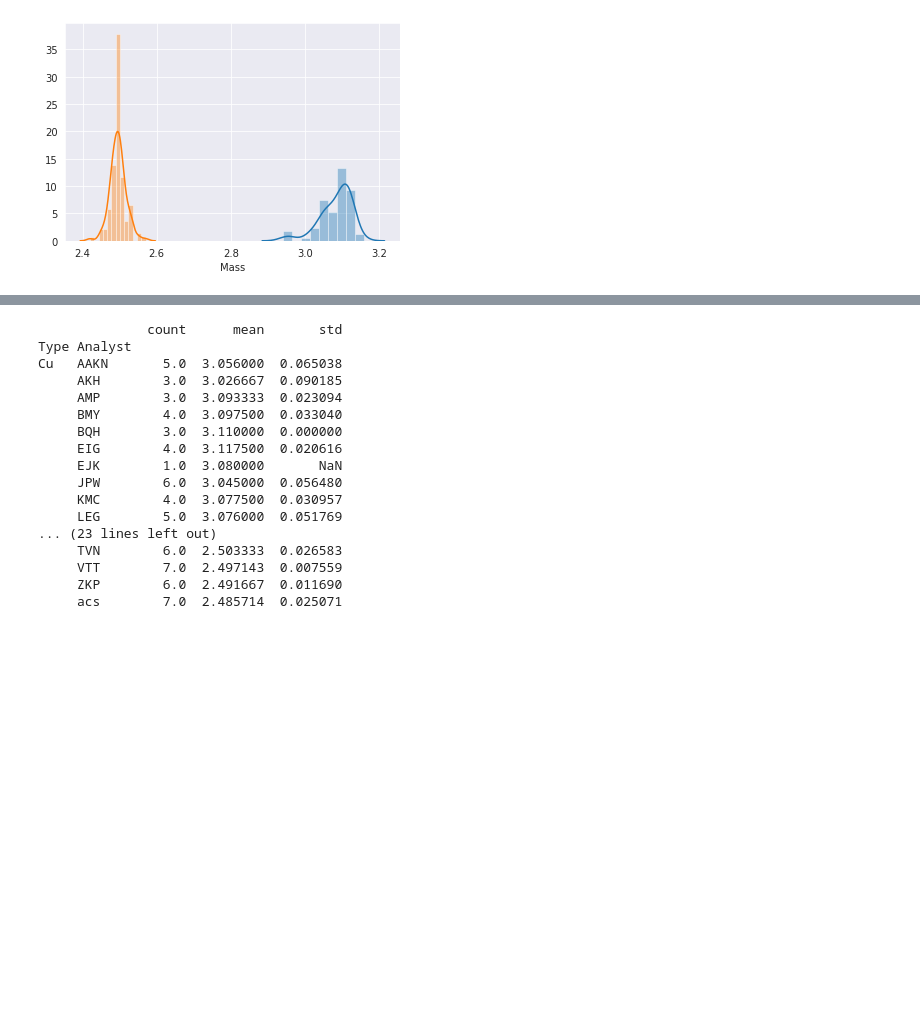
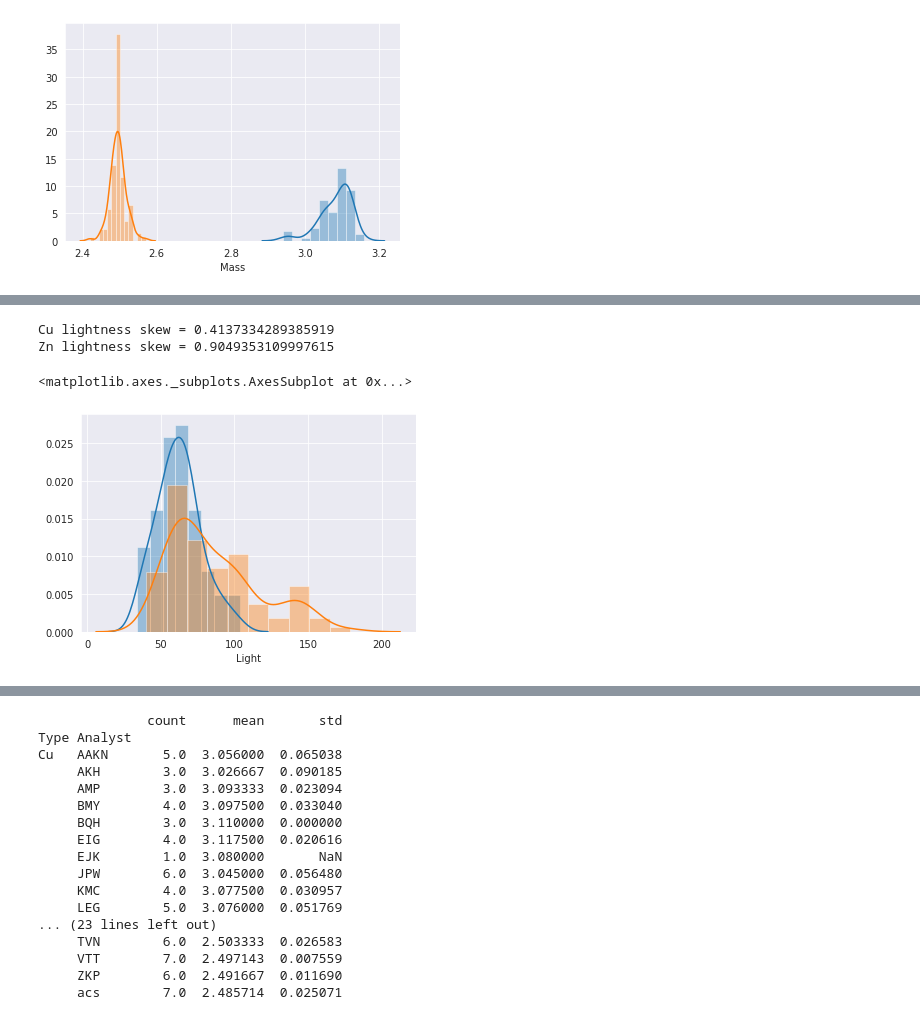
Before and after one commit to KevinCantrell/Pennies, a Jupyter notebook: Pennies.ipynb, the cells around one changed output, grey strips where cells are left out. Drawn from its saved outputs; the diff is of its cells as text; code cells hidden in the pictures; blank space fills up the shorter version.

```diff
--- a/Pennies.ipynb
+++ b/Pennies.ipynb
@@ -84,0 +95,12 @@ Zn mass skew = 0.1317875933824354
+# %%
+print("Cu lightness skew = "+str(pennyDF["Light"][pennyDF['Type']=="Cu"].skew()))
+print("Zn lightness skew = "+str(pennyDF["Light"][pennyDF['Type']=="Zn"].skew()))
+
+sns.set_style('darkgrid')
+sns.distplot(pennyDF["Light"][pennyDF['Type']=="Cu"])
+sns.distplot(pennyDF["Light"][pennyDF['Type']=="Zn"])
+# %% [output]
+Cu lightness skew = 0.4137334289385919
+Zn lightness skew = 0.9049353109997615
+<matplotlib.axes._subplots.AxesSubplot at 0x...>
+[figure, added]
```
Also changed, not shown: parts of 5 cells of this notebook.
